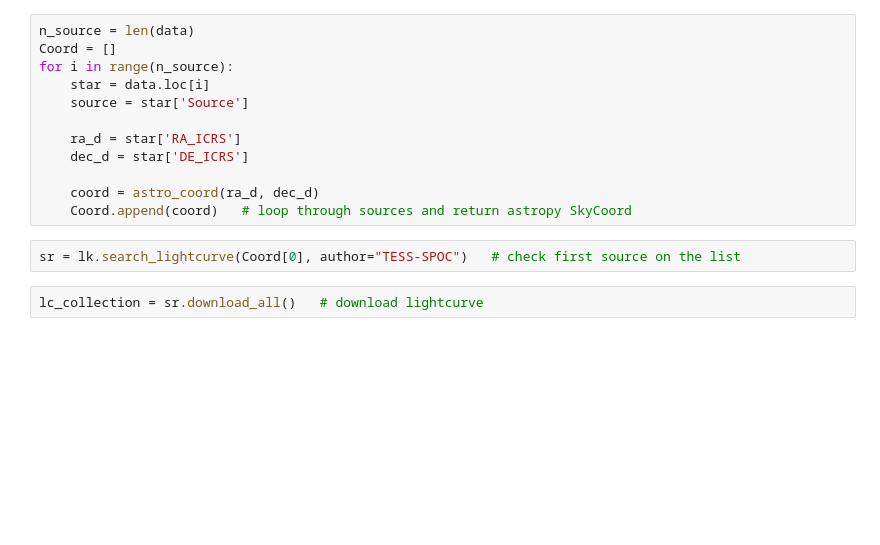
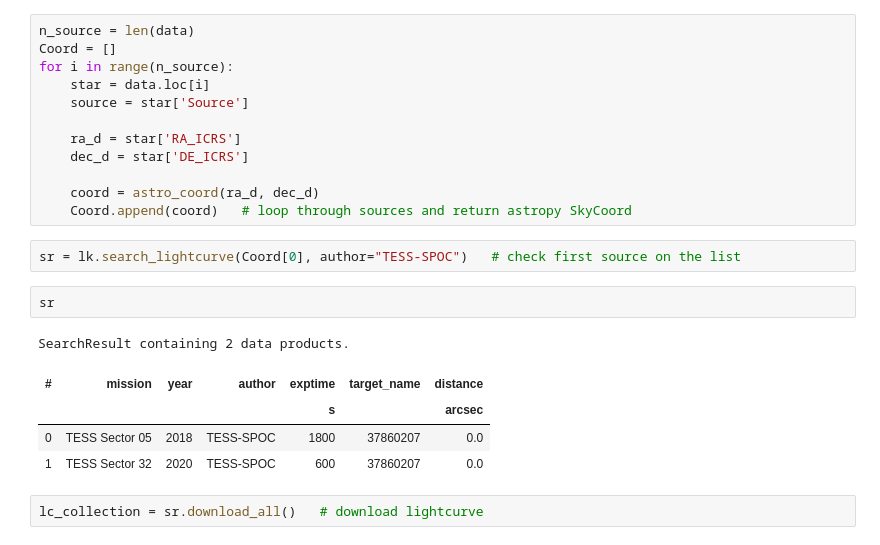
Before and after one commit to zyz0414/project, a Jupyter notebook: Lightcurve_Trail.ipynb, the cells around one changed output. Saved outputs shown, nothing was run; the diff lists cells and outputs as text; blank space fills up the shorter version.

```diff
--- a/Lightcurve_Trail.ipynb
+++ b/Lightcurve_Trail.ipynb
@@ -64,6 +64,14 @@ for i in range(n_source):
     Coord.append(coord)   # loop through sources and return astropy SkyCoord
 # %%
 sr = lk.search_lightcurve(Coord[0], author="TESS-SPOC")   # check first source on the list
+# %%
+sr
+# %% [output]
+SearchResult containing 2 data products.
+| # | mission | year | author | exptime | target_name | distance |
+|  |  |  |  | s |  | arcsec |
+| 0 | TESS Sector 05 | 2018 | TESS-SPOC | 1800 | 37860207 | 0.0 |
+| 1 | TESS Sector 32 | 2020 | TESS-SPOC | 600 | 37860207 | 0.0 |
 # %%
 lc_collection = sr.download_all()   # download lightcurve
 # %%
```
Also changed, not shown: parts of 11 cells of this notebook.
